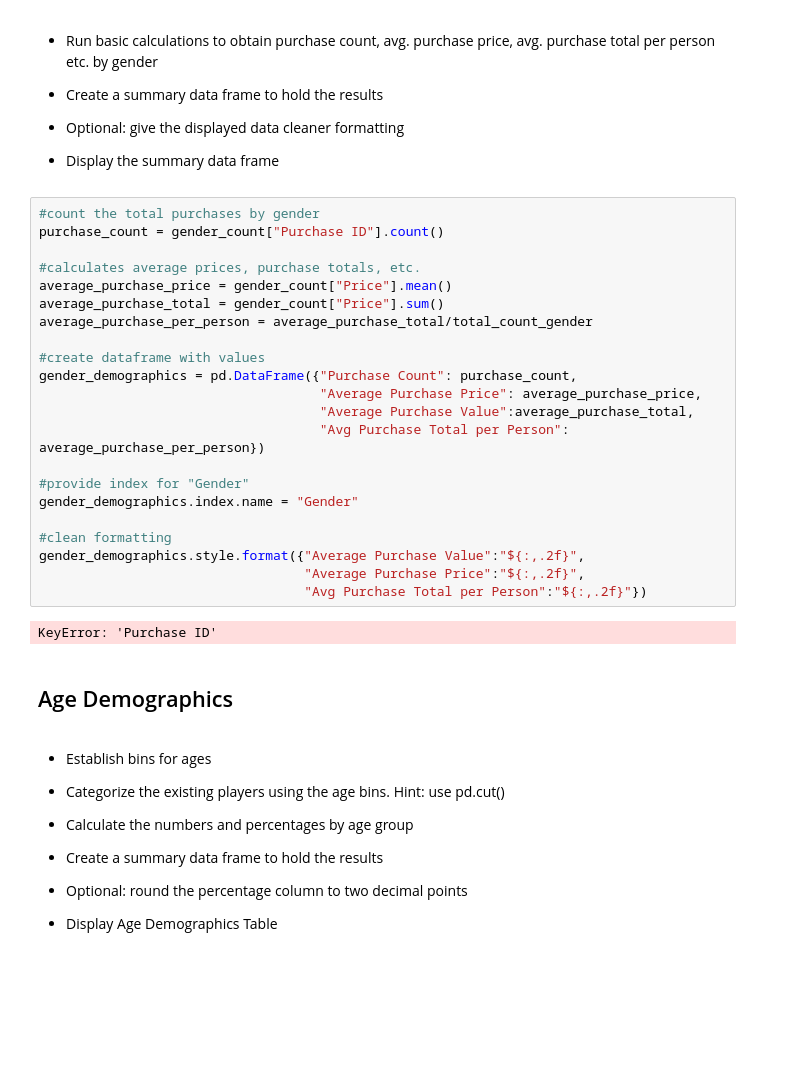
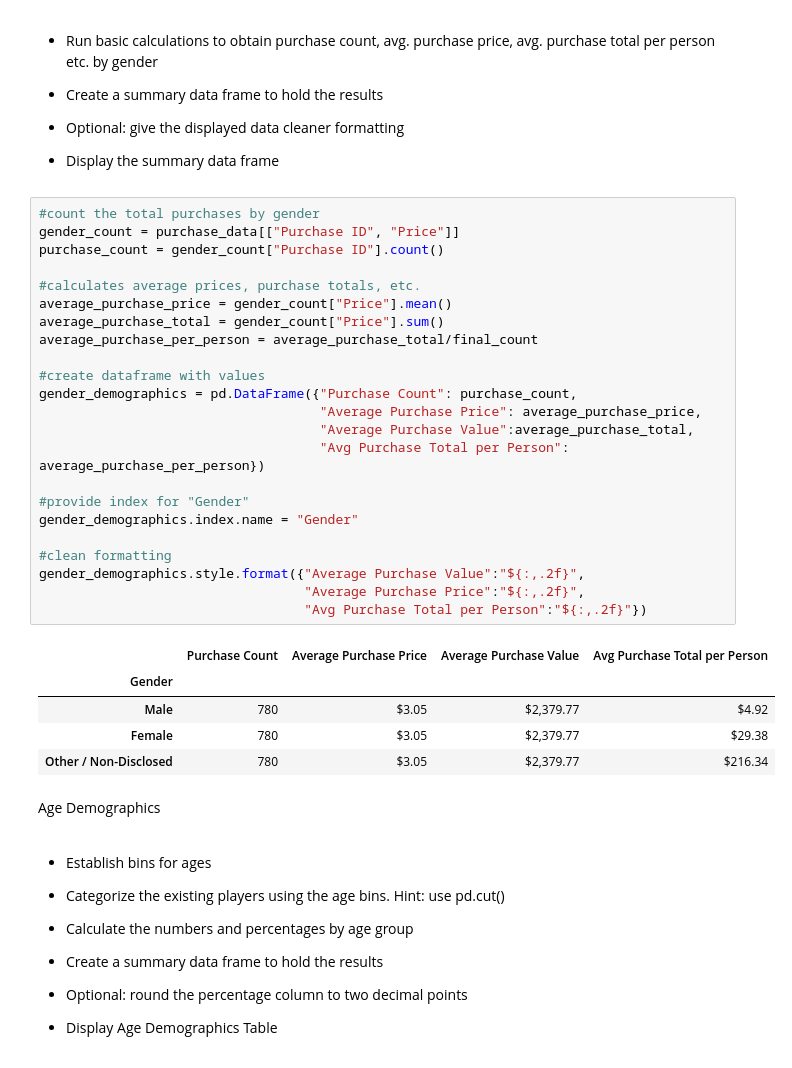
Before and after one commit to nehuffman13/pandas-challenge, a Jupyter notebook: HeroesOfPymoli_starter.ipynb, the cells around one changed output. Drawn from its saved outputs; the diff is of its cells as text; blank space fills up the shorter version.

```diff
--- a/HeroesOfPymoli_starter.ipynb
+++ b/HeroesOfPymoli_starter.ipynb
@@ -111,30 +111,35 @@ gender_demographics
 * Display the summary data frame
 # %%
 #count the total purchases by gender
+gender_count = purchase_data[["Purchase ID", "Price"]]
 purchase_count = gender_count["Purchase ID"].count()
 
 #calculates average prices, purchase totals, etc.
 average_purchase_price = gender_count["Price"].mean()
 average_purchase_total = gender_count["Price"].sum()
-average_purchase_per_person = average_purchase_total/total_count_gender
+average_purchase_per_person = average_purchase_total/final_count
 
 #create dataframe with values
 gender_demographics = pd.DataFrame({"Purchase Count": purchase_count,
                                     "Average Purchase Price": average_purchase_price,
                                     "Average Purchase Value":average_purchase_total,
                                     "Avg Purchase Total per Person": average_purchase_per_person})
 
 #provide index for "Gender"
 gender_demographics.index.name = "Gender"
 
 #clean formatting
 gender_demographics.style.format({"Average Purchase Value":"${:,.2f}",
                                   "Average Purchase Price":"${:,.2f}",
                                   "Avg Purchase Total per Person":"${:,.2f}"})
 # %% [output]
-KeyError: 'Purchase ID'
+|  | Purchase Count | Average Purchase Price | Average Purchase Value | Avg Purchase Total per Person |
+| Gender |  |  |  |  |
+| Male | 780 | $3.05 | $2,379.77 | $4.92 |
+| Female | 780 | $3.05 | $2,379.77 | $29.38 |
+| Other / Non-Disclosed | 780 | $3.05 | $2,379.77 | $216.34 |
-# %% [markdown]
-## Age Demographics
+# %% [markdown]
+Age Demographics
 # %% [markdown]
 * Establish bins for ages
 
```
